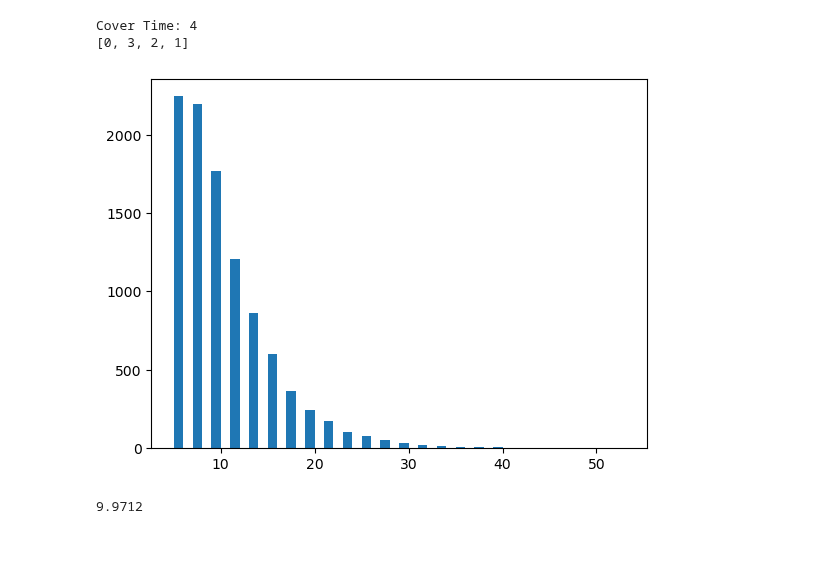
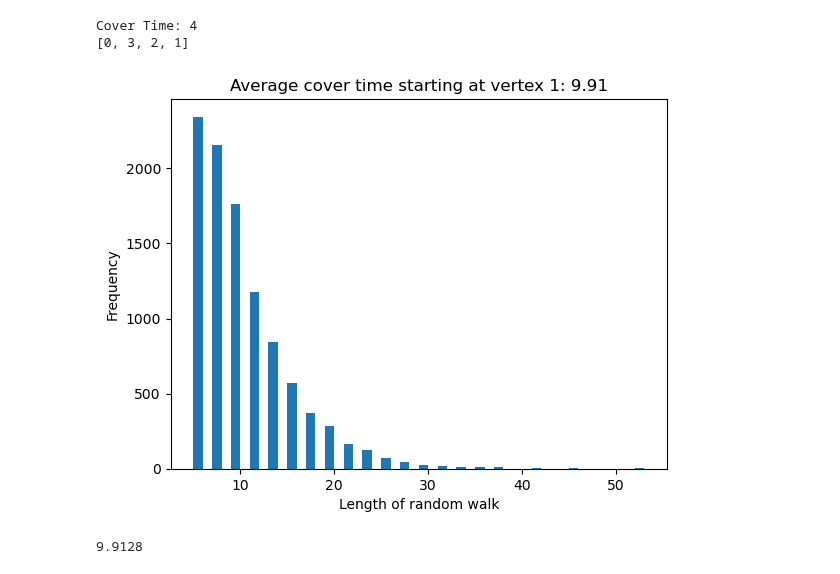
Before and after one commit to terryluongo/cover_time, a Jupyter notebook: main.ipynb, the cells around one changed output. Drawn from its saved outputs; the diff is of its cells as text; code cells hidden in the pictures; blank space fills up the shorter version.

```diff
--- a/main.ipynb
+++ b/main.ipynb
@@ -217,12 +269,18 @@ class Graph(object):
 
     # make avergaging functions for this where it runs it a bunch
 
-    def avg_cover_walk(self, n, starting_vertex = None):
+    def avg_cover_walk(self, n, starting_vertex = None, bin_size = None):
         # make histogram and display
         lengths = [len(self.cover_walk(starting_vertex, False)) for _ in range(n)]
-        plt.hist(lengths, bins=range(min(lengths), max(lengths) + 1, 1))
-        plt.title("Cover times starting at vertex " + str(starting_vertex))
-        plt.xlab("Length of
+
+        if bin_size == None:
+            plt.hist(lengths)
+        else:
+            plt.hist(lengths, bins=range(min(lengths), max(lengths) + 1, bin_size))
+
+        plt.title("Average cover time starting at vertex " + str(starting_vertex) + ": " + str(round(sum(lengths) / n, 2)))
+        plt.xlabel("Length of random walk")
+        plt.ylabel("Frequency")
         plt.show()
         return sum(lengths) / n
 # %%
@@ -238,11 +296,11 @@ Cover Time: 4
 # %%
 star_graph_dict = {1: [2], 2: [1,3,4], 3: [2], 4: [2]}
 t = Graph(star_graph_dict)
 
-t.avg_cover_walk(n = 10000, starting_vertex = 1)
+t.avg_cover_walk(n = 10000, starting_vertex = 1, bin_size = 1)
 # %% [output]
-[figure, old version]
+[figure, new version]
-9.9712
+9.9128
 # %%
 t.graphviz.node("1", color = 'green', penwidth = '3')
 t.export_png()
```
Also changed, not shown: parts of 9 cells of this notebook.
